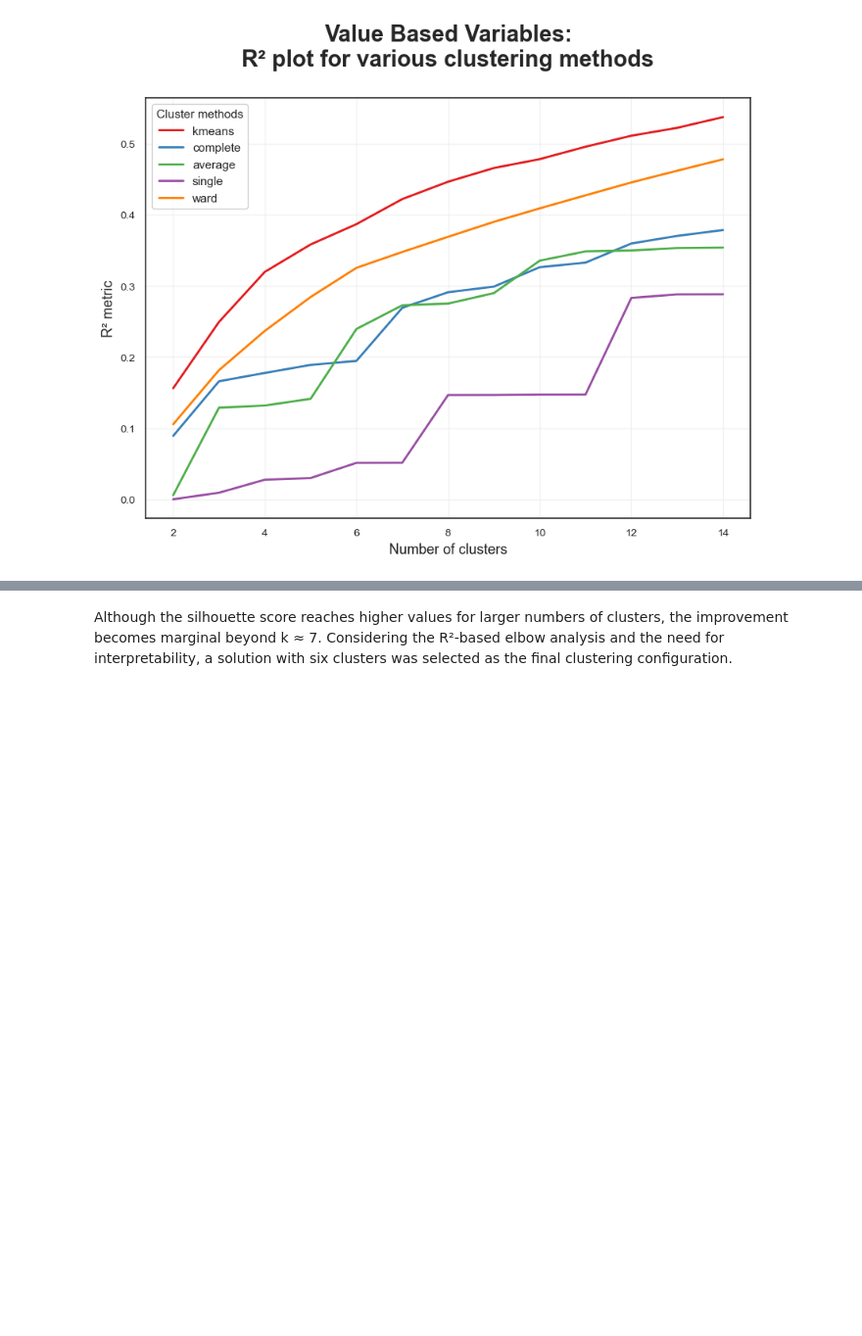
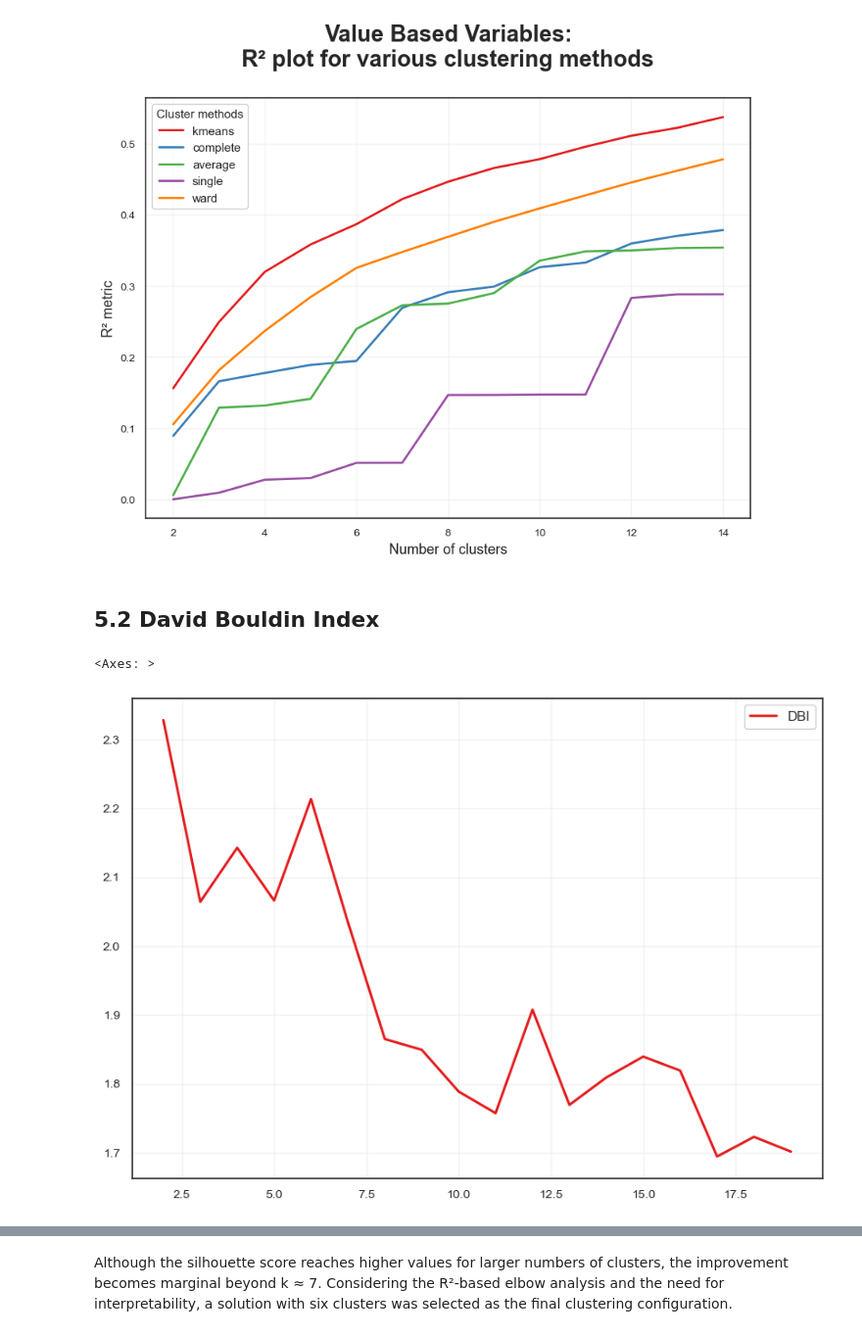
Before and after one commit to Mehmet1700/DataMining2025, a Jupyter notebook: notebooks_deliverable2/03_Clustering_Demographic.ipynb, the cells around one changed output, grey strips where cells are left out. Shown at 98% size. Drawn from its saved outputs; the diff is of its cells as text; code cells hidden in the pictures; blank space fills up the shorter version.

```diff
--- a/notebooks_deliverable2/03_Clustering_Demographic.ipynb
+++ b/notebooks_deliverable2/03_Clustering_Demographic.ipynb
@@ -564,3 +570,22 @@ plt.ylabel("R² metric", fontsize=13)
 plt.show()
 # %% [output]
 [figure]
+# %% [markdown]
+## 5.2 David Bouldin Index
+# %%
+# We are using David Bouldin Index for evaluating the best number of clusters
+from sklearn.metrics import davies_bouldin_score
+
+dbi_scores = {}
+
+for n in range(2, 20):
+    clust = clone(kmeans).set_params(n_clusters=n)
+    labels = clust.fit_predict(df_demographic)
+    dbi = davies_bouldin_score(df_demographic, labels)
+    dbi_scores[n] = dbi
+
+Dbi_scores_df = pd.DataFrame.from_dict(dbi_scores, orient='index', columns=['DBI'])
+Dbi_scores_df.plot.line(figsize=(10,7))
+# %% [output]
+<Axes: >
+[figure, added]
```
Also changed, not shown: parts of 78 cells of this notebook.
